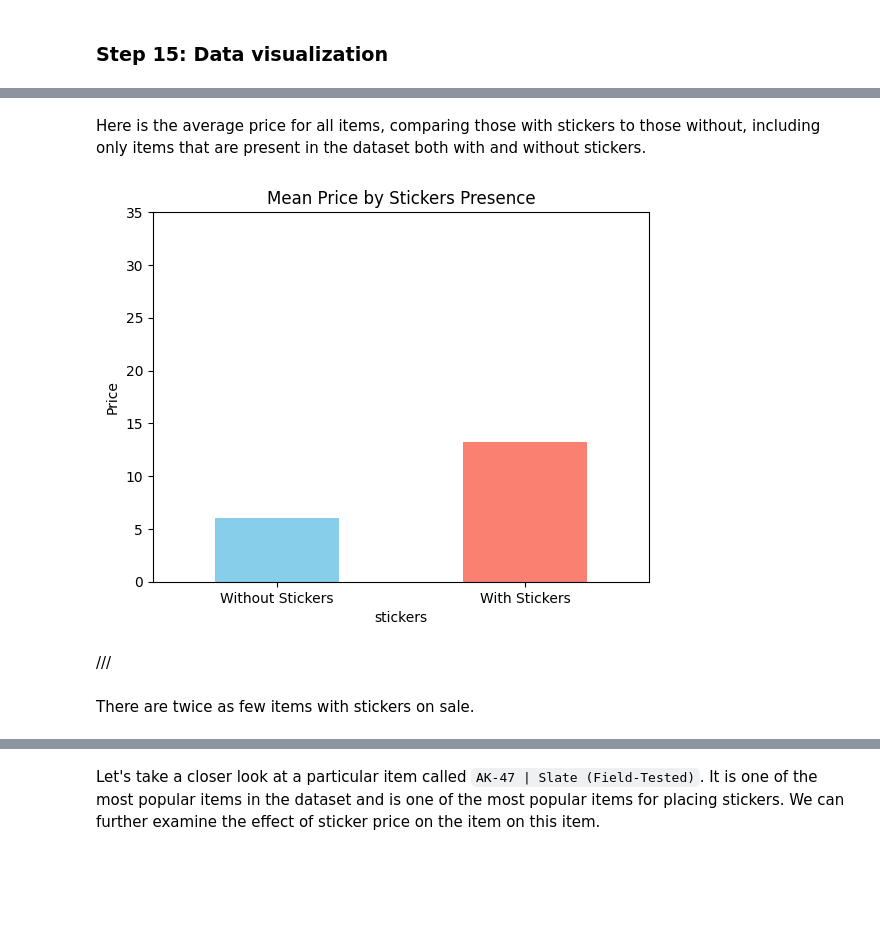
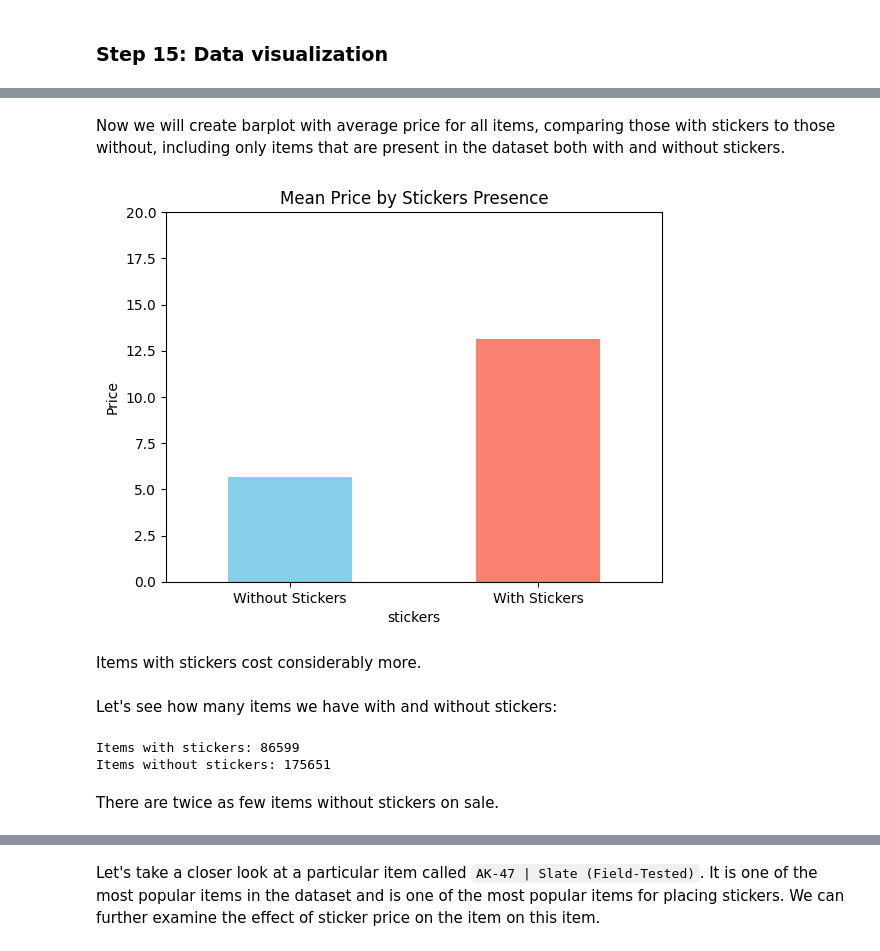
Before and after one commit to marchanyanehu/ml_skins, a Jupyter notebook: ml/main.ipynb, the cells around one changed output, grey strips where cells are left out. Drawn from its saved outputs; the diff is of its cells as text; code cells hidden in the pictures; blank space fills up the shorter version.

```diff
--- a/ml/main.ipynb
+++ b/ml/main.ipynb
@@ -575,0 +578,6 @@ Name: count, dtype: int64
+# %%
+df_items = df_items[df_items['phase'].isna()]
+
+df_items = df_items.drop(columns=['phase'])
+
+df_items.head()
@@ -576,3 +593,5 @@ Name: count, dtype: int64
+# %%
+df_items = df_items.drop(columns=['paintseed', 'paintindex'])
 # %% [markdown]
 Awesome! Now we have a clean dataset with only the necessary columns. Let's move on to the next step: data analysis and visualization. We will create some plots to explore the relationships between different variables in the dataset.
 # %% [markdown]
@@ -612,0 +613,3 @@ Here are boxplots for the 12 most popular items to examine price dependency on s
+# %%
+df_items_no_out = df_items[(df_items['sum_sticker_price'] + df_items['avg_price']*1.5) >= (df_items['price'])]
+df_items_no_out
@@ -718,22 +670,33 @@ plt.show()
 # %% [markdown]
-Here is the average price for all items, comparing those with stickers to those without, including only items that are present in the dataset both with and without stickers.
+Now we will create barplot with average price for all items, comparing those with stickers to those without, including only items that are present in the dataset both with and without stickers.
 # %%
-items_filtered_without_stickers = df_items[df_items['stickers'].isna()]['market_hash_name'].unique()
-items_filtered_with_stickers = df_items[df_items['stickers'].notna()]['market_hash_name'].unique()
+items_filtered_without_stickers = df_items_no_out[df_items_no_out['stickers'].isna()]['market_hash_name'].unique()
+items_filtered_with_stickers = df_items_no_out[df_items_no_out['stickers'].notna()]['market_hash_name'].unique()
 
-df_filtered = df_items[df_items['market_hash_name'].isin(items_filtered_without_stickers) & df_items['market_hash_name'].isin(items_filtered_with_stickers)]
+df_filtered = df_items_no_out[df_items_no_out['market_hash_name'].isin(items_filtered_without_stickers) & df_items_no_out['market_hash_name'].isin(items_filtered_with_stickers)].copy()
 
 avg_price_by_sticker = df_filtered.groupby(df_filtered['stickers'].notna())['price'].mean()
 
 avg_price_by_sticker.plot(kind='bar', color=['skyblue', 'salmon'])
 plt.xticks([0, 1], ['Without Stickers', 'With Stickers'], rotation=0)
 plt.ylabel('Price')
 plt.title('Mean Price by Stickers Presence')
-plt.ylim(0,35)
+plt.ylim(0,20)
 plt.show()
 # %% [output]
-[figure, old version]
+[figure, new version]
-# %% [markdown]
-///
+# %% [markdown]
+Items with stickers cost considerably more.
+# %% [markdown]
+Let's see how many items we have with and without stickers:
+# %%
+items_with_stickers = df_items_no_out['stickers'].notna().sum()
+items_without_stickers = df_items_no_out['stickers'].isna().sum()
+
+print(f"Items with stickers: {items_with_stickers}")
+print(f"Items without stickers: {items_without_stickers}")
+# %% [output]
+Items with stickers: 86599
+Items without stickers: 175651
 # %% [markdown]
-There are twice as few items with stickers on sale.
+There are twice as few items without stickers on sale.
```
Also changed, not shown: parts of 47 cells of this notebook, 16 other files.
